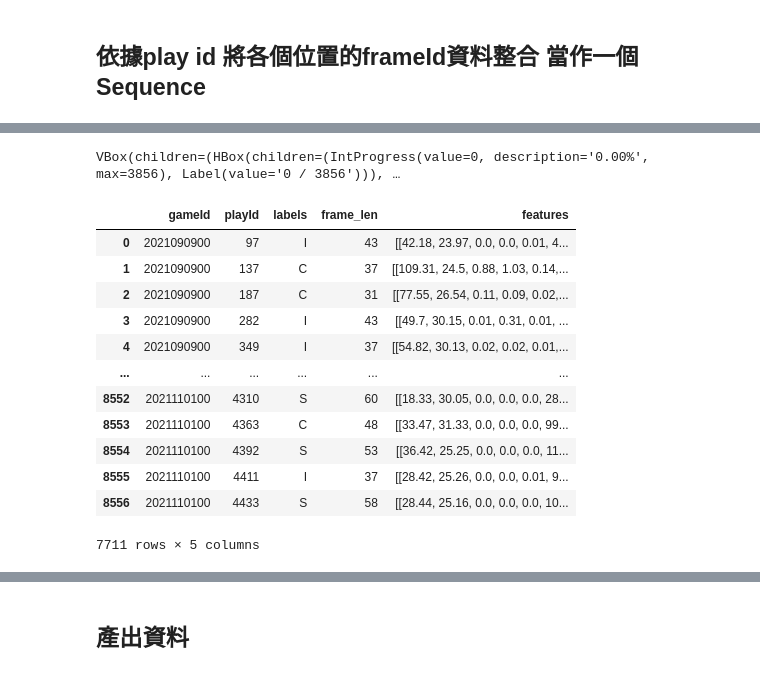
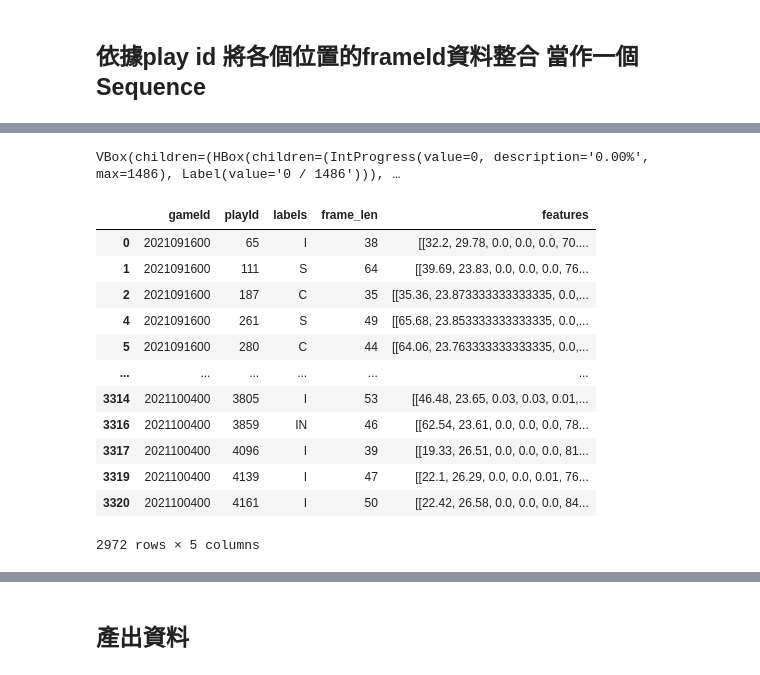
Before and after one commit to teddy960370/DeepLearningFinalProject, a Jupyter notebook: finalproject.ipynb, the cells around one changed output, grey strips where cells are left out. Saved outputs shown, nothing was run; the diff lists cells and outputs as text; code cells hidden in the pictures.

```diff
--- a/finalproject.ipynb
+++ b/finalproject.ipynb
@@ -34,7 +35,6 @@ WARNING: Running pip as the 'root' user can result in broken permissions and con
 def processor_fn(n):
     return pd.read_csv(f'/kaggle/input/nfl-big-data-bowl-2023/week{n}.csv')
 # %%
-
 for dirname, _, filenames in os.walk('/kaggle/input'):
     for filename in filenames:
         print(os.path.join(dirname, filename))
@@ -59,8 +59,8 @@ player_df = pd.read_csv(players)
 #tracking_df =  pd.read_csv(weeks)
 #tracking_df
 '''使用多個week'''
-START_WEEK = 1
-END_WEEK = 9  # non-inclusive
+START_WEEK = 2
+END_WEEK = 5  # non-inclusive
 weeks = list(range(START_WEEK, END_WEEK))
 weeks_data = []
 pool = Pool(processes=4)
@@ -183,3 +228,6 @@ Index(['WR', 'DE', 'CB', 'T', 'G', 'SS', 'QB', 'TE', 'RB', 'C', 'MLB', 'OLB',
       dtype='object')
 # %% [markdown]
 ## 依據play id 將各個位置的frameId資料整合 當作一個Sequence
+# %%
+padding_data = [[0.0] * (11)] * 2
+padding_data
@@ -186,5 +237,5 @@ Index(['WR', 'DE', 'CB', 'T', 'G', 'SS', 'QB', 'TE', 'RB', 'C', 'MLB', 'OLB',
 # %%
-def format_features(row,tracking_data_source_df=None, all_positions=None ,feature_cols=None):
+def format_features(row,tracking_data_source_df=None, all_positions=None ,feature_cols=None,pos_counts_max=None ):
     '''調整frame長度，固定為64'''
     needed_frame_len = range(1,65)
     #print(f'row:{row}')
@@ -223,6 +274,9 @@ def format_features(row,tracking_data_source_df=None, all_positions=None ,featur
         if fid in frames:
             #print(f'fid:{fid}')
             features = np.array([])
+            offenseTeam = np.array([]) #容器用以裝入 進攻隊伍frame data
+            defensiveTeam = np.array([]) #容器用以裝入 防守隊伍frame data
+            ballTeam  = np.array([])  #容器用以裝入 球frame data
             '''Iterate每個位置，不一定在play每個位置都會有'''
             for pos in all_positions:
 
@@ -231,13 +285,26 @@ def format_features(row,tracking_data_source_df=None, all_positions=None ,featur
                                    (play_df['officialPosition'] == pos),
                                    feature_cols].values
                 '''長度為0代表沒有這個位置的資料需要跳過'''
-                if len(pos_data) != 0:
+                pos_data_len = len(pos_data)
+                if pos_data_len != 0:
                     pos_data =np.nan_to_num(np.hstack(pos_data))
                     features = np.hstack((features, pos_data))
 
+                diff = pos_counts_max[pos] - pos_data_len
+                #print(f'diff 長度:{(diff)}')
+                if diff > 0:
+                    padding_data = [[0.0] * (len(feature_cols) )] * diff
+                    #print(f'padding_data:{padding_data}')
+
+                    #print(f'len(padding_data):{len(padding_data)}')
+                    if len(padding_data) != 0:
+                        padding_data = np.hstack((padding_data))
+                        features = np.hstack((features, padding_data))
             # 檢查features 長度
+
             flen =len(features)
-            if int(flen) != 253 :
+            #print(f'features 長度:{flen}')
+            if int(flen) != 504 :
                 print(f'features 長度:{flen}')
                 raise ExampleError("長度Error")
 
@@ -270,6 +337,15 @@ def get_frame_len(row,tracking_df):
 def get_Processed_frame_len(row):
     sequence_len =len(row['features'])
     return sequence_len
+
+def get_player_indicies(df, play_outcomes):
+    # Only gather data between the ball snap and pass outcome
+    start_idx = df['event'].eq('ball_snap').idxmax()
+    end_idx = df['event'].isin(play_outcomes).idxmax()
+    # idxmax() gets the index of the first occurance, so subtract one
+    # from the index to keep the time series samples the same length
+    end_idx = end_idx - 1 if end_idx else len(df)
+    return start_idx, end_idx
 # %%
 #gp_df
 # These are the column names to use as feature data.
@@ -299,24 +375,26 @@ VBox(children=(HBox(children=(IntProgress(value=0, description='0.00%', max=4279
 # %%
 ''' 處理Sequence Features'''
-feature_cols = ['x', 'y', 's', 'a', 'dis', 'o', 'dir','weight','offenseTeam' , 'defensiveTeam' , 'ballTeam']
+play_outcomes = ['pass_outcome_caught', 'pass_outcome_incomplete', 'pass_outcome_interception',
+                 'pass_outcome_touchdown', 'qb_sack', 'qb_strip_sack', 'touchdown']
+feature_cols = ['x_norm', 'y_norm', 's', 'a', 'dis', 'o', 'dir', 'height_feet', 'weight']
 all_positions = sorted(pos_counts_max.keys())
-feature_label_df['features']= feature_label_df.parallel_apply(format_features, axis=1, args=[ tracking_df,all_positions,feature_cols])
+feature_label_df['features']= feature_label_df.parallel_apply(format_features, axis=1, args=[ tracking_df,all_positions,feature_cols,pos_counts_max])
 feature_label_df
 # %% [output]
-VBox(children=(HBox(children=(IntProgress(value=0, description='0.00%', max=3856), Label(value='0 / 3856'))), …
+VBox(children=(HBox(children=(IntProgress(value=0, description='0.00%', max=1486), Label(value='0 / 1486'))), …
 |  | gameId | playId | labels | frame_len | features |
-| 0 | 2021090900 | 97 | I | 43 | [[42.18, 23.97, 0.0, 0.0, 0.01, 4... |
-| 1 | 2021090900 | 137 | C | 37 | [[109.31, 24.5, 0.88, 1.03, 0.14,... |
-| 2 | 2021090900 | 187 | C | 31 | [[77.55, 26.54, 0.11, 0.09, 0.02,... |
-| 3 | 2021090900 | 282 | I | 43 | [[49.7, 30.15, 0.01, 0.31, 0.01, ... |
-| 4 | 2021090900 | 349 | I | 37 | [[54.82, 30.13, 0.02, 0.02, 0.01,... |
+| 0 | 2021091600 | 65 | I | 38 | [[32.2, 29.78, 0.0, 0.0, 0.0, 70.... |
+| 1 | 2021091600 | 111 | S | 64 | [[39.69, 23.83, 0.0, 0.0, 0.0, 76... |
+| 2 | 2021091600 | 187 | C | 35 | [[35.36, 23.873333333333335, 0.0,... |
+| 4 | 2021091600 | 261 | S | 49 | [[65.68, 23.853333333333335, 0.0,... |
+| 5 | 2021091600 | 280 | C | 44 | [[64.06, 23.763333333333335, 0.0,... |
 | ... | ... | ... | ... | ... | ... |
-| 8552 | 2021110100 | 4310 | S | 60 | [[18.33, 30.05, 0.0, 0.0, 0.0, 28... |
-| 8553 | 2021110100 | 4363 | C | 48 | [[33.47, 31.33, 0.0, 0.0, 0.0, 99... |
-| 8554 | 2021110100 | 4392 | S | 53 | [[36.42, 25.25, 0.0, 0.0, 0.0, 11... |
-| 8555 | 2021110100 | 4411 | I | 37 | [[28.42, 25.26, 0.0, 0.0, 0.01, 9... |
-| 8556 | 2021110100 | 4433 | S | 58 | [[28.44, 25.16, 0.0, 0.0, 0.0, 10... |
+| 3314 | 2021100400 | 3805 | I | 53 | [[46.48, 23.65, 0.03, 0.03, 0.01,... |
+| 3316 | 2021100400 | 3859 | IN | 46 | [[62.54, 23.61, 0.0, 0.0, 0.0, 78... |
+| 3317 | 2021100400 | 4096 | I | 39 | [[19.33, 26.51, 0.0, 0.0, 0.0, 81... |
+| 3319 | 2021100400 | 4139 | I | 47 | [[22.1, 26.29, 0.0, 0.0, 0.01, 76... |
+| 3320 | 2021100400 | 4161 | I | 50 | [[22.42, 26.58, 0.0, 0.0, 0.0, 84... |
-7711 rows × 5 columns
+2972 rows × 5 columns
 # %%
 '''在取得處理後的frame 長度 ,得知真實長度'''
 feature_label_df['processed_frame_len']= feature_label_df.parallel_apply(get_Processed_frame_len, axis=1)
```
Also changed, not shown: parts of 32 cells of this notebook.
